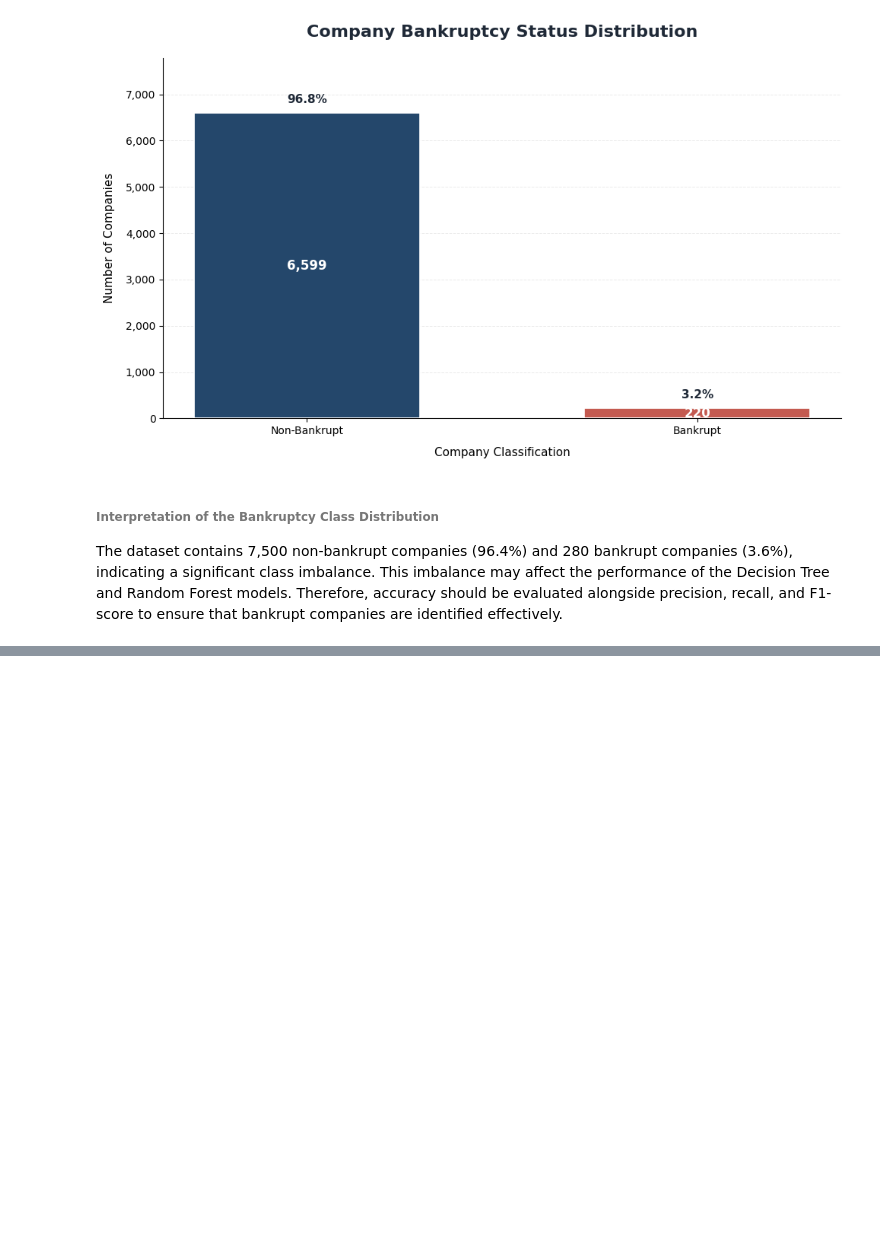
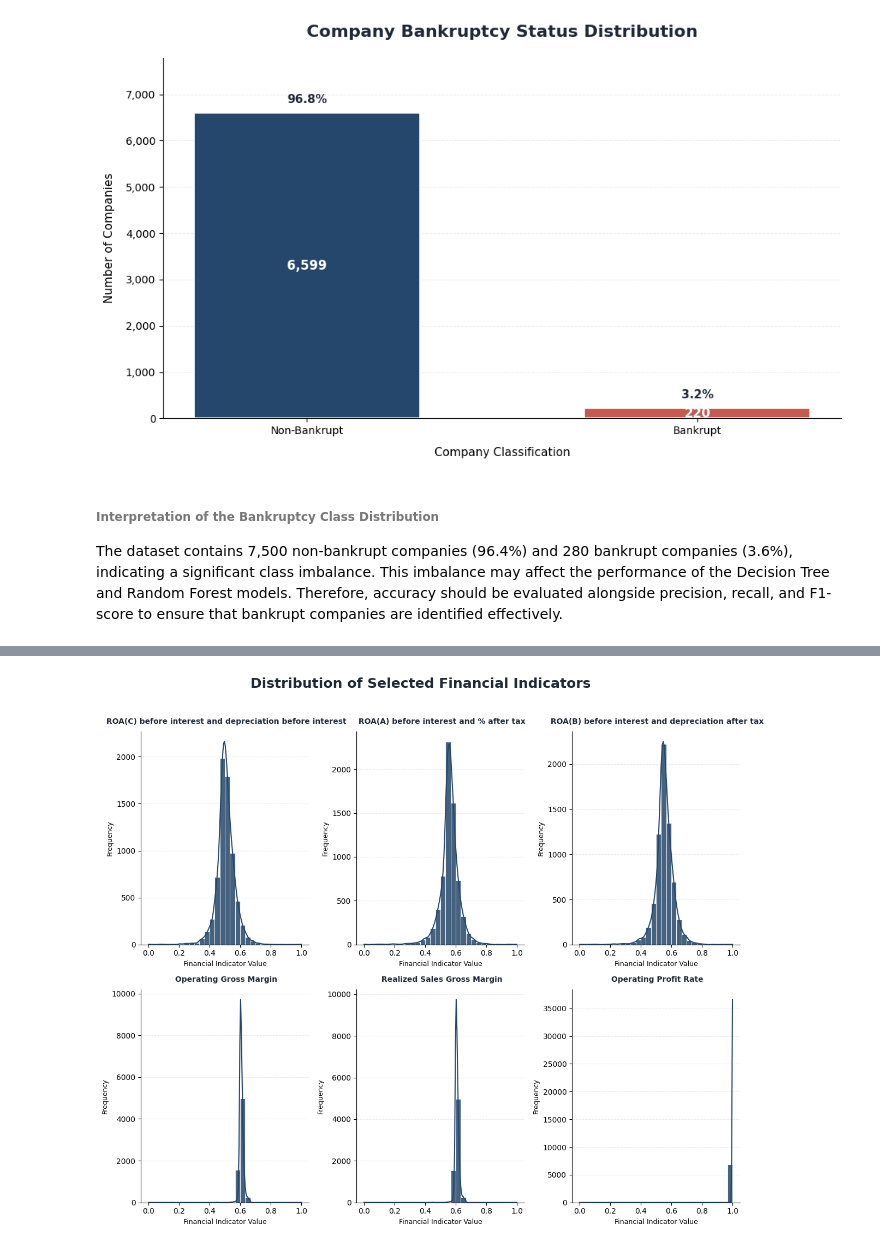
Before and after one commit to Clinton1029/bankruptcy_pred, a Jupyter notebook: Bankruptcy.ipynb, the cells around one changed output, grey strips where cells are left out. Cells and saved outputs as stored; diff of their text form; code cells hidden in the pictures; blank space fills up the shorter version.

```diff
--- a/Bankruptcy.ipynb
+++ b/Bankruptcy.ipynb
@@ -461,0 +466,83 @@ The dataset contains 7,500 non-bankrupt companies (96.4%) and 280 bankrupt compa
+# %%
+
+# Identify all numerical columns in the dataset.
+numeric_columns = df.select_dtypes(include=np.number).columns.tolist()
+
+# Exclude the target variable to retain only financial indicators.
+financial_columns = [
+    column for column in numeric_columns if column != "Bankrupt"
+]
+
+# Select up to six financial indicators for exploratory analysis.
+selected_features = financial_columns[:6]
+
+# Define a professional colour for the histograms.
+professional_color = "#24476B"
+
+# Create a 2-by-3 grid of histogram plots.
+fig, axes = plt.subplots(2, 3, figsize=(12, 10), facecolor="white")
+
+# Set a consistent title for the entire figure.
+fig.suptitle(
+    "Distribution of Selected Financial Indicators",
+    fontsize=18,
+    fontweight="bold",
+    color="#1F2937",
+    y=1.02
+)
+
+# Apply a clean white background to each subplot.
+for ax in axes.flatten():
+    ax.set_facecolor("white")
+
+# Loop through each selected financial indicator and subplot.
+for feature, ax in zip(selected_features, axes.flatten()):
+
+    # Plot the distribution and overlay a smoothed density curve.
+    sns.histplot(
+        data=df,
+        x=feature,
+        bins=30,
+        kde=True,
+        color=professional_color,
+        edgecolor="white",
+        alpha=0.85,
+        ax=ax
+    )
+
+    # Add a clear title identifying the financial indicator.
+    ax.set_title(
+        feature,
+        fontsize=10,
+        fontweight="bold",
+        color="#1F2937",
+        pad=10
+    )
+
+    # Label the horizontal axis.
+    ax.set_xlabel("Financial Indicator Value", fontsize=9)
+
+    # Label the vertical axis.
+    ax.set_ylabel("Frequency", fontsize=9)
+
+    # Remove the top and right borders for a cleaner appearance.
+    ax.spines["top"].set_visible(False)
+    ax.spines["right"].set_visible(False)
+
+    # Add subtle horizontal gridlines for readability.
+    ax.grid(axis="y", linestyle="--", alpha=0.25)
+
+    # Keep the gridlines behind the histogram bars.
+    ax.set_axisbelow(True)
+
+# Hide any unused subplot panels if fewer than six indicators are available.
+for ax in axes.flatten()[len(selected_features):]:
+    ax.set_visible(False)
+
+# Adjust spacing between the plots.
+plt.tight_layout()
+
+# Display the completed figure.
+plt.show()
+# %% [output]
+[figure, added]
```
Also changed, not shown: parts of 1 cell of this notebook.
